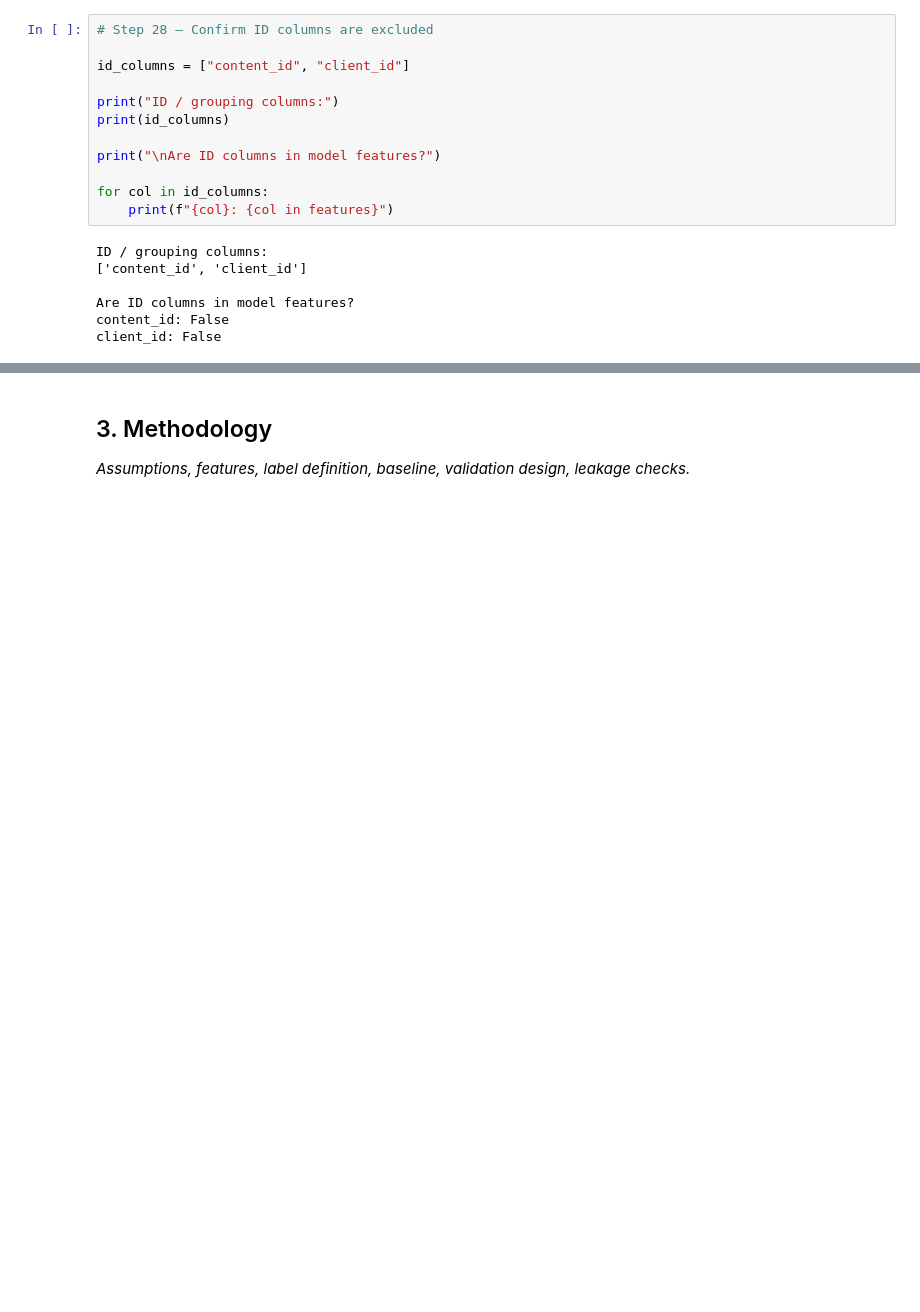
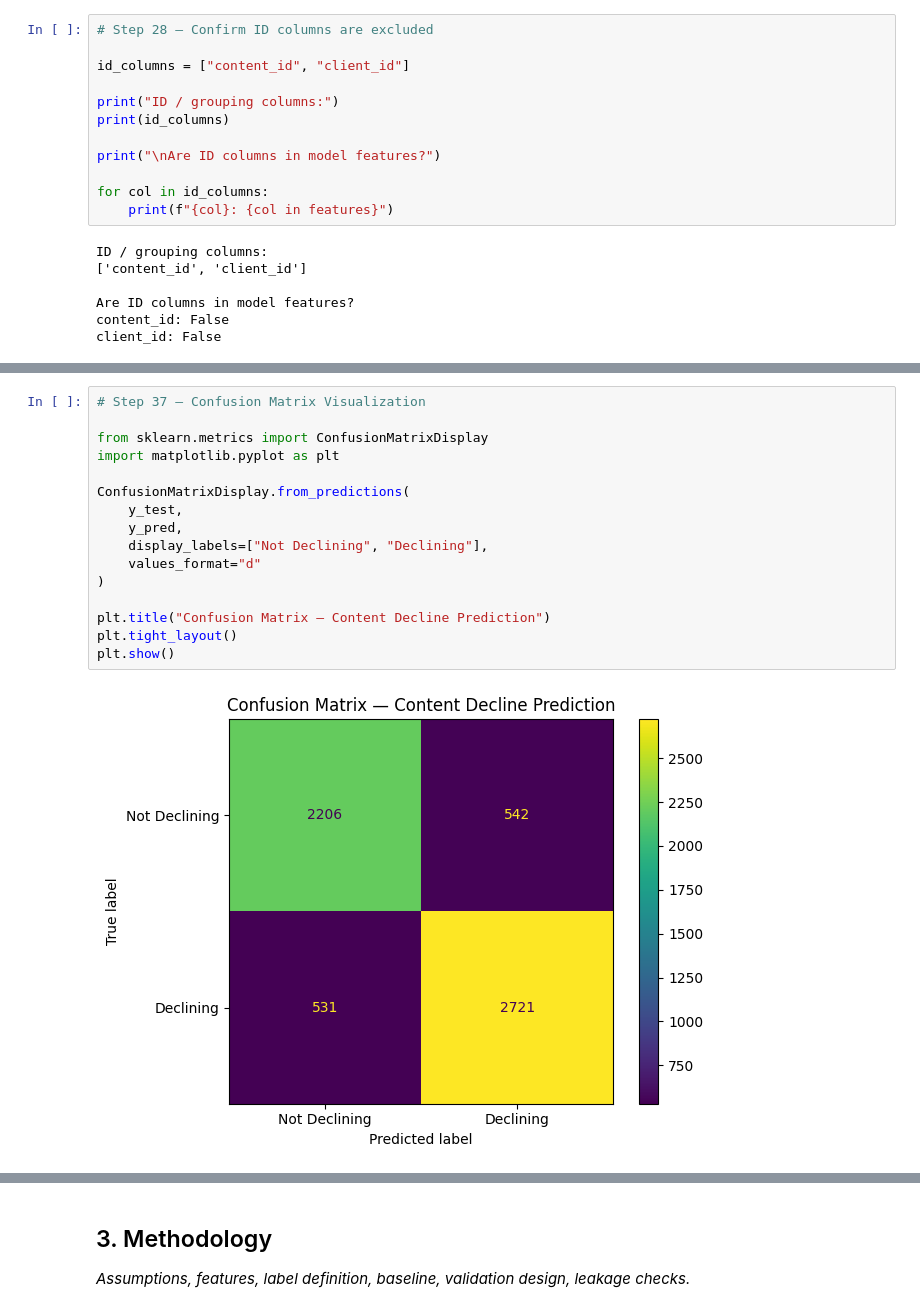
Before and after one commit to Laspric/flyrank-internship-ml, a Jupyter notebook: work/notebooks/capstone.ipynb, the cells around one changed output, grey strips where cells are left out. Drawn from its saved outputs; the diff is of its cells as text; blank space fills up the shorter version.

```diff
--- a/work/notebooks/capstone.ipynb
+++ b/work/notebooks/capstone.ipynb
@@ -871,0 +1272,18 @@ client_id: False
+# %%
+# Step 37 — Confusion Matrix Visualization
+
+from sklearn.metrics import ConfusionMatrixDisplay
+import matplotlib.pyplot as plt
+
+ConfusionMatrixDisplay.from_predictions(
+    y_test,
+    y_pred,
+    display_labels=["Not Declining", "Declining"],
+    values_format="d"
+)
+
+plt.title("Confusion Matrix — Content Decline Prediction")
+plt.tight_layout()
+plt.show()
+# %% [output]
+[figure, added]
```
Also changed, not shown: parts of 10 cells of this notebook.
